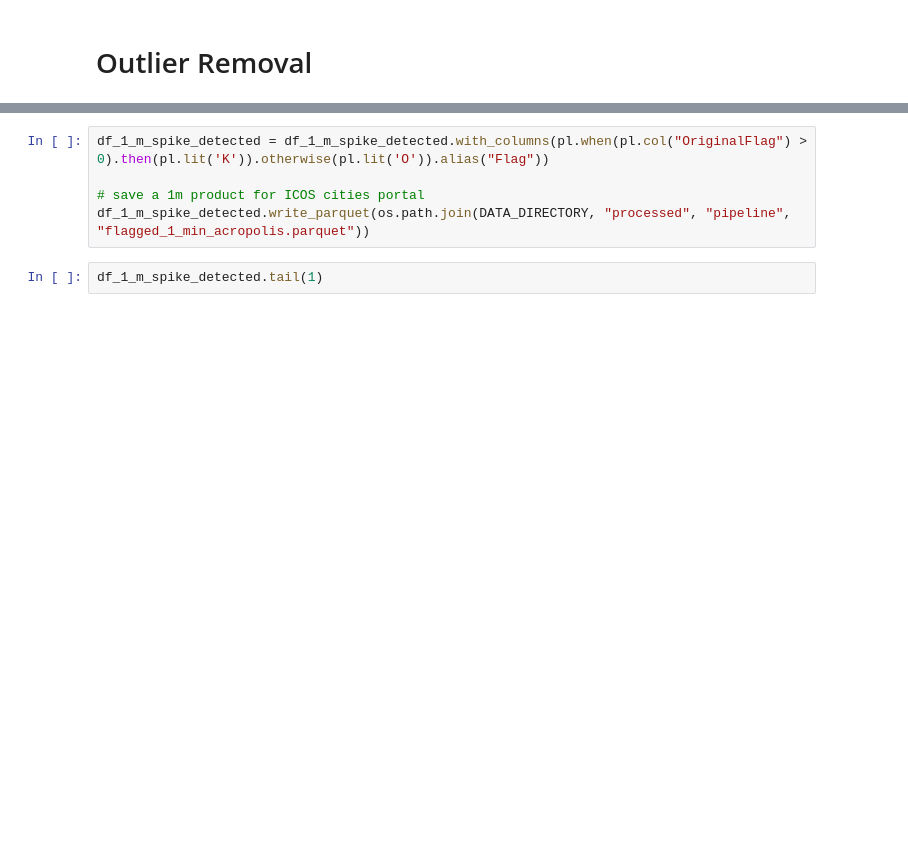
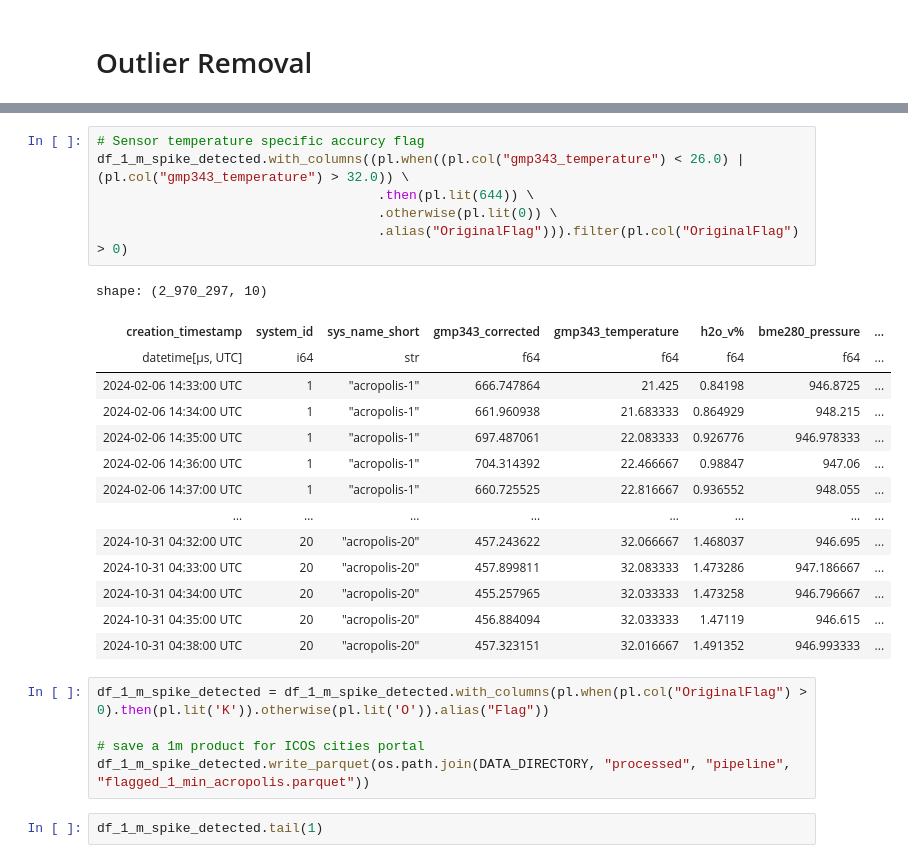
Before and after one commit to tum-esm/ACROPOLIS-data-processing, a Jupyter notebook: notebooks/processing_pipeline.ipynb, the cells around one changed output, grey strips where cells are left out. Drawn from its saved outputs; the diff is of its cells as text; blank space fills up the shorter version.

```diff
--- a/notebooks/processing_pipeline.ipynb
+++ b/notebooks/processing_pipeline.ipynb
@@ -293,4 +315,25 @@ System ID: 19, Detected spikes: 0.0111
 System ID: 20, Detected spikes: 0.0038
+# %%
+# Sensor temperature specific accurcy flag
+df_1_m_spike_detected.with_columns((pl.when((pl.col("gmp343_temperature") < 26.0) | (pl.col("gmp343_temperature") > 32.0)) \
+                                    .then(pl.lit(644)) \
+                                    .otherwise(pl.lit(0)) \
+                                    .alias("OriginalFlag"))).filter(pl.col("OriginalFlag") > 0)
+# %% [output]
+shape: (2_970_297, 10)
+| creation_timestamp | system_id | sys_name_short | gmp343_corrected | gmp343_temperature | h2o_v% | bme280_pressure | ... |
+| datetime[μs, UTC] | i64 | str | f64 | f64 | f64 | f64 | ... |
+| 2024-02-06 14:33:00 UTC | 1 | "acropolis-1" | 666.747864 | 21.425 | 0.84198 | 946.8725 | ... |
+| 2024-02-06 14:34:00 UTC | 1 | "acropolis-1" | 661.960938 | 21.683333 | 0.864929 | 948.215 | ... |
+| 2024-02-06 14:35:00 UTC | 1 | "acropolis-1" | 697.487061 | 22.083333 | 0.926776 | 946.978333 | ... |
+| 2024-02-06 14:36:00 UTC | 1 | "acropolis-1" | 704.314392 | 22.466667 | 0.98847 | 947.06 | ... |
+| 2024-02-06 14:37:00 UTC | 1 | "acropolis-1" | 660.725525 | 22.816667 | 0.936552 | 948.055 | ... |
+| … | … | … | … | … | … | … | ... |
+| 2024-10-31 04:32:00 UTC | 20 | "acropolis-20" | 457.243622 | 32.066667 | 1.468037 | 946.695 | ... |
+| 2024-10-31 04:33:00 UTC | 20 | "acropolis-20" | 457.899811 | 32.083333 | 1.473286 | 947.186667 | ... |
+| 2024-10-31 04:34:00 UTC | 20 | "acropolis-20" | 455.257965 | 32.033333 | 1.473258 | 946.796667 | ... |
+| 2024-10-31 04:35:00 UTC | 20 | "acropolis-20" | 456.884094 | 32.033333 | 1.47119 | 946.615 | ... |
+| 2024-10-31 04:38:00 UTC | 20 | "acropolis-20" | 457.323151 | 32.016667 | 1.491352 | 946.993333 | ... |
 # %%
 df_1_m_spike_detected = df_1_m_spike_detected.with_columns(pl.when(pl.col("OriginalFlag") > 0).then(pl.lit('K')).otherwise(pl.lit('O')).alias("Flag"))
 
```
Also changed, not shown: parts of 11 cells of this notebook, 11 other files.
